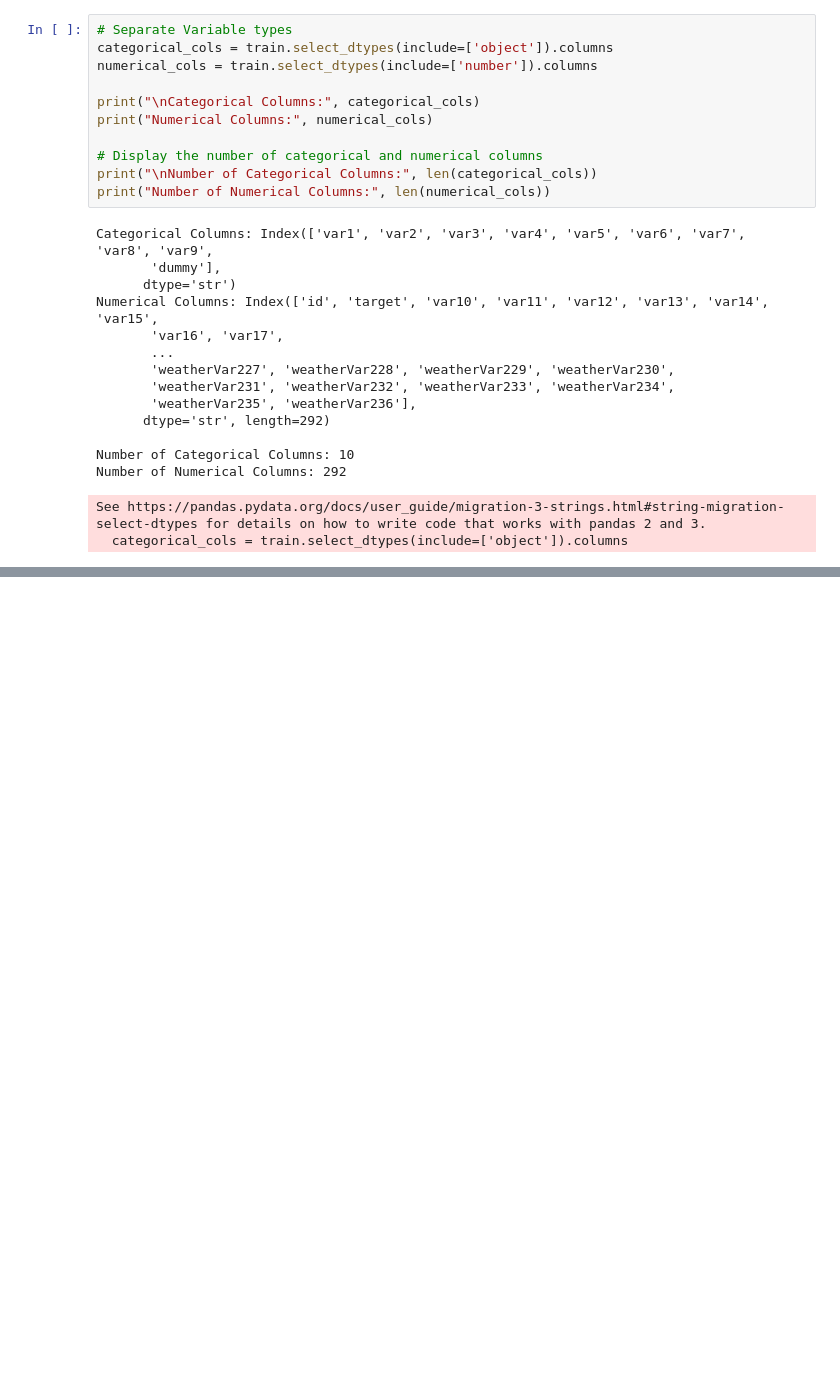
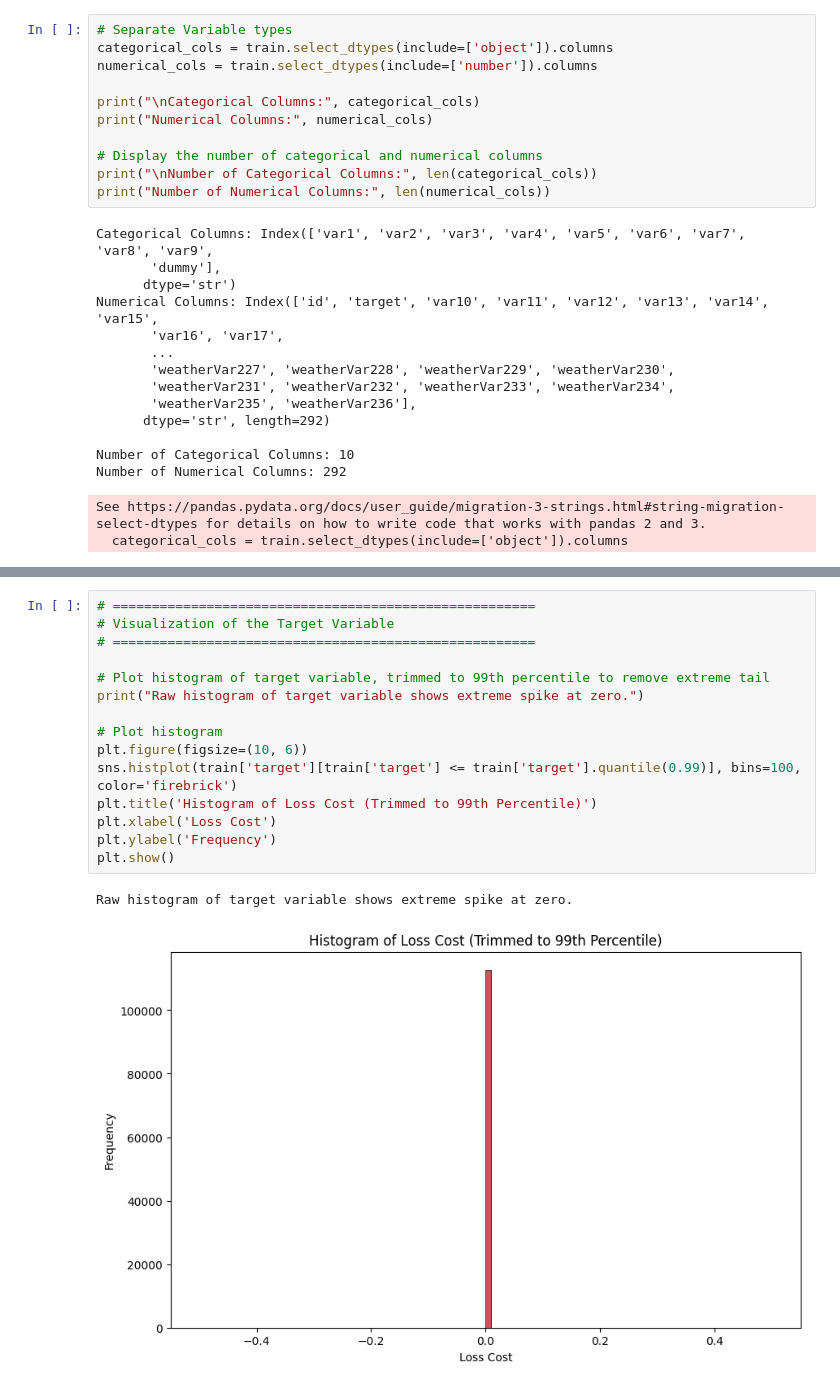
Before and after one commit to uni-Deb7943/TMU-CIND820, a Jupyter notebook: Allen_Debra_InitialResults.ipynb, the cells around one changed output, grey strips where cells are left out. Saved outputs shown, nothing was run; the diff lists cells and outputs as text; blank space fills up the shorter version.

```diff
--- a/Allen_Debra_InitialResults.ipynb
+++ b/Allen_Debra_InitialResults.ipynb
@@ -192,0 +244,18 @@ Maximum observed loss cost: 25.9
+# %%
+# ======================================================
+# Visualization of the Target Variable
+# ======================================================
+
+# Plot histogram of target variable, trimmed to 99th percentile to remove extreme tail
+print("Raw histogram of target variable shows extreme spike at zero.")
+
+# Plot histogram
+plt.figure(figsize=(10, 6))
+sns.histplot(train['target'][train['target'] <= train['target'].quantile(0.99)], bins=100, color='firebrick')
+plt.title('Histogram of Loss Cost (Trimmed to 99th Percentile)')
+plt.xlabel('Loss Cost')
+plt.ylabel('Frequency')
+plt.show()
+# %% [output]
+Raw histogram of target variable shows extreme spike at zero.
+[figure, added]
```
Also changed, not shown: parts of 7 cells of this notebook.
